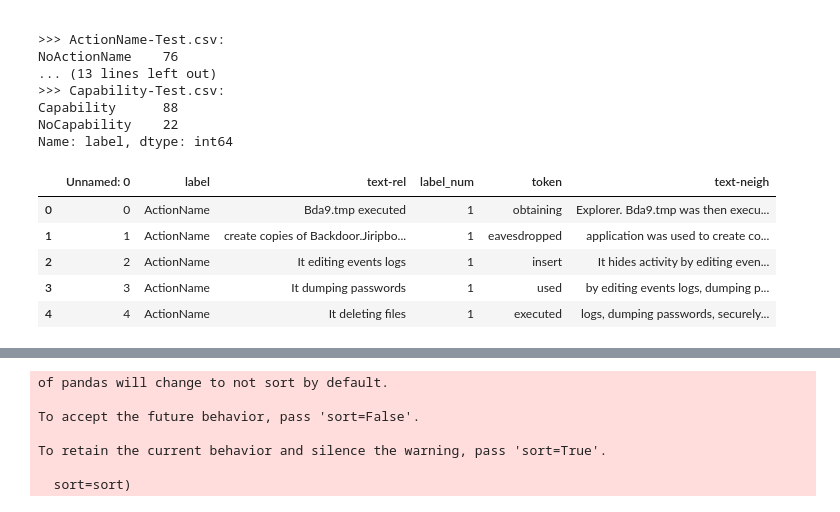
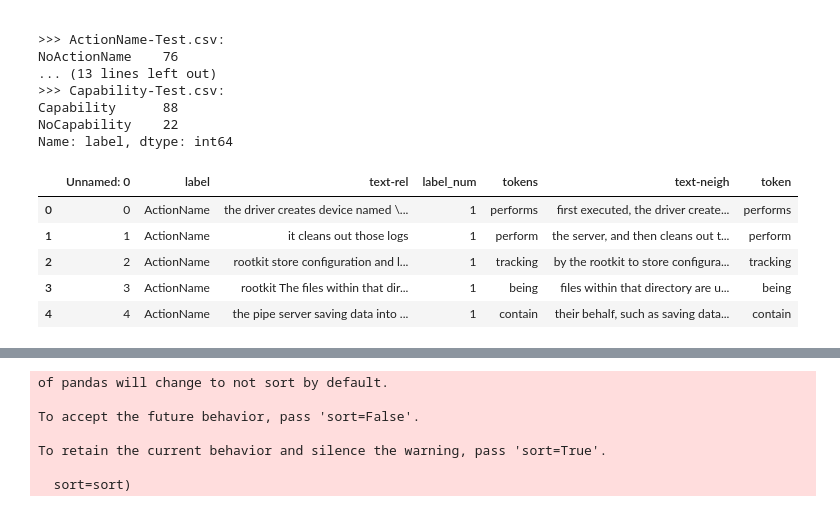
Before and after one commit to jells123/Secure-NLP, a Jupyter notebook: 1-Analyze-data.ipynb, the cells around one changed output, grey strips where cells are left out. Drawn from its saved outputs; the diff is of its cells as text; code cells hidden in the pictures.

```diff
--- a/1-Analyze-data.ipynb
+++ b/1-Analyze-data.ipynb
@@ -6,10 +6,10 @@ import pandas as pd
 dataframes = {}
 main_cats = ['ActionName', 'Capability']
 for cat in main_cats:
-    ls = os.listdir(os.getcwd() + "/" + cat)
+    ls = os.listdir(os.getcwd() + "/Dataframes/" + cat)
     for file in ls:
         if cat in file:
-            df = pd.read_csv(os.getcwd() + "/" + cat + "/" + file, encoding='utf-8')
+            df = pd.read_csv(os.getcwd() + "/Dataframes/" + cat + "/" + file, encoding='utf-8')
             print(">>> {}:".format(file))
             print(df.label.value_counts(), '\n')
             dataframes[file.replace(".csv", "")] = df
@@ -32,11 +32,11 @@ Capability      88
 NoCapability    22
 Name: label, dtype: int64
 # %%
-dataframes['ActionName-Test'].head()
+dataframes['ActionName-Train'].head()
 # %% [output]
-|  | Unnamed: 0 | label | text-rel | label_num | token | text-neigh |
-| 0 | 0 | ActionName | Bda9.tmp executed | 1 | obtaining | Explorer. Bda9.tmp was then execu... |
-| 1 | 1 | ActionName | create copies of Backdoor.Jiripbo... | 1 | eavesdropped | application was used to create co... |
-| 2 | 2 | ActionName | It editing events logs | 1 | insert | It hides activity by editing even... |
-| 3 | 3 | ActionName | It dumping passwords | 1 | used | by editing events logs, dumping p... |
-| 4 | 4 | ActionName | It deleting files | 1 | executed | logs, dumping passwords, securely... |
+|  | Unnamed: 0 | label | text-rel | label_num | tokens | text-neigh | token |
+| 0 | 0 | ActionName | the driver creates device named \... | 1 | performs | first executed, the driver create... | performs |
+| 1 | 1 | ActionName | it cleans out those logs | 1 | perform | the server, and then cleans out t... | perform |
+| 2 | 2 | ActionName | rootkit store configuration and l... | 1 | tracking | by the rootkit to store configura... | tracking |
+| 3 | 3 | ActionName | rootkit The files within that dir... | 1 | being | files within that directory are u... | being |
+| 4 | 4 | ActionName | the pipe server saving data into ... | 1 | contain | their behalf, such as saving data... | contain |
```
Also changed, not shown: parts of 2 cells of this notebook, 9 other files.
